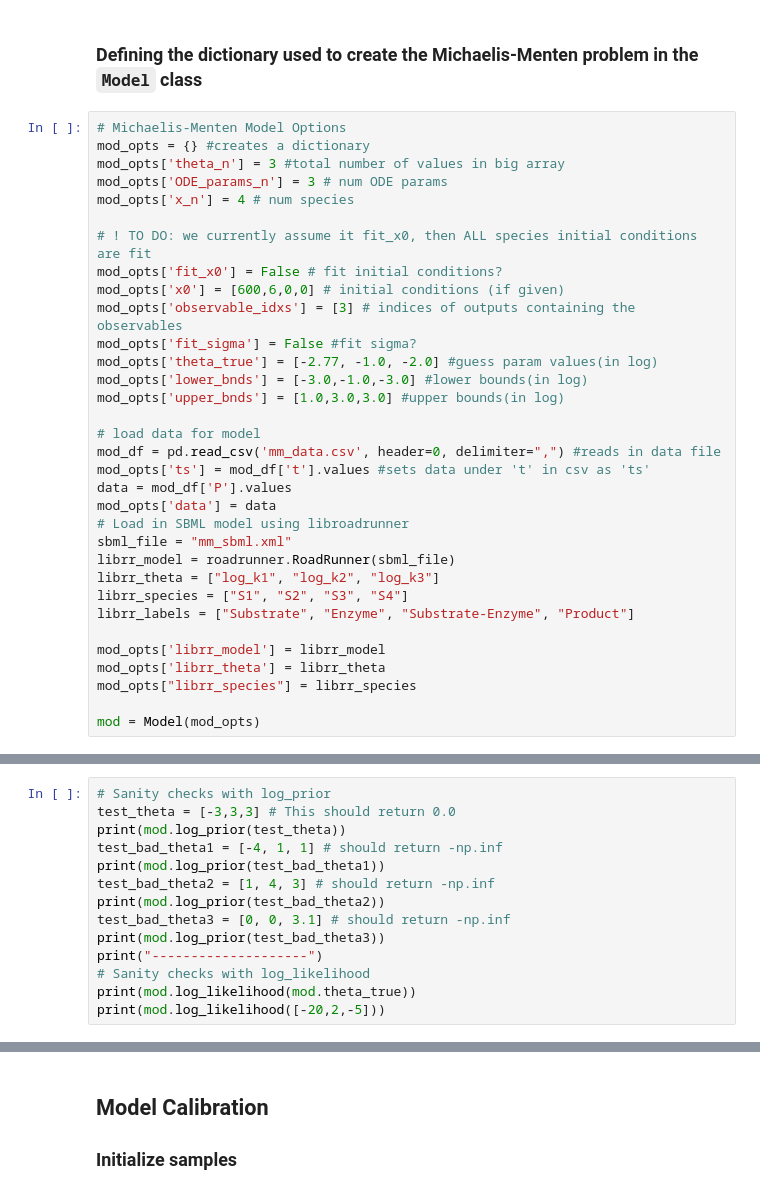
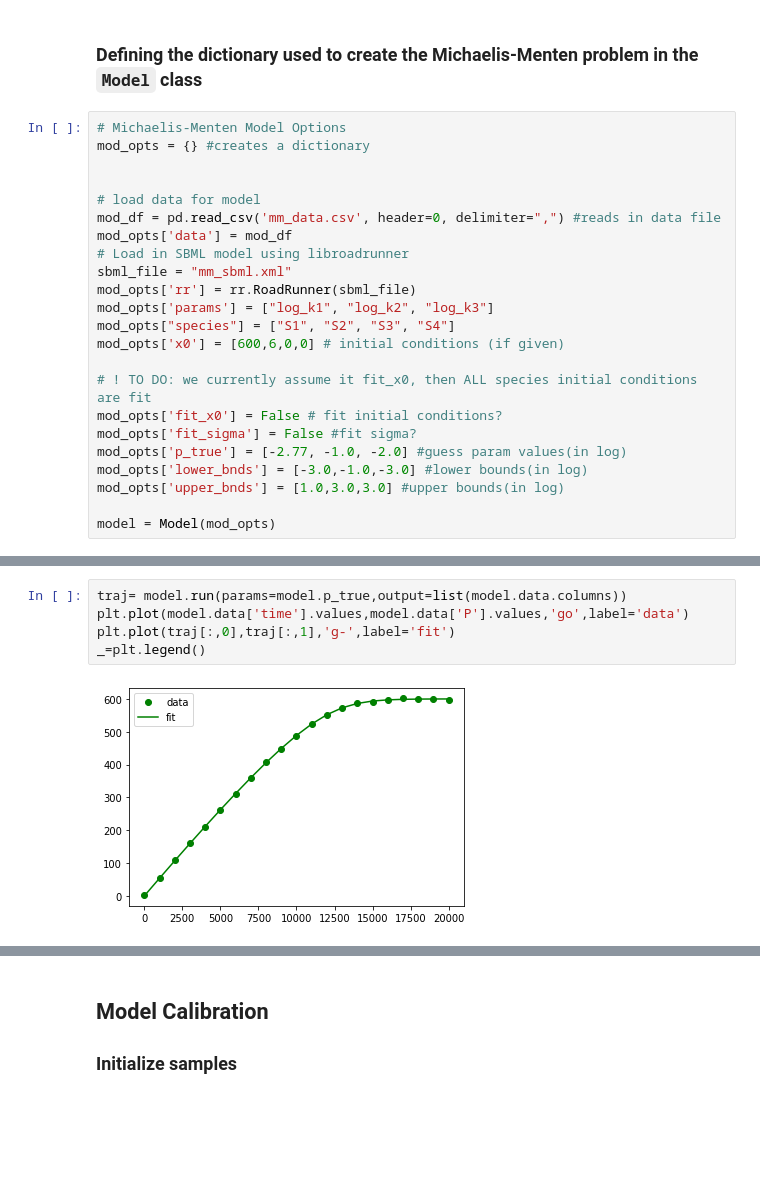
Before and after one commit to LarkinIt/BayesianBenchmark, a Jupyter notebook: mm/mm_demo.ipynb, the cells around one changed output, grey strips where cells are left out. Drawn from its saved outputs; the diff is of its cells as text; blank space fills up the shorter version.

```diff
--- a/mm/mm_demo.ipynb
+++ b/mm/mm_demo.ipynb
@@ -201,33 +202,23 @@ class Model:
 # %%
 # Michaelis-Menten Model Options
 mod_opts = {} #creates a dictionary
-mod_opts['theta_n'] = 3 #total number of values in big array
-mod_opts['ODE_params_n'] = 3 # num ODE params
-mod_opts['x_n'] = 4 # num species
+
+
+# load data for model
+mod_df = pd.read_csv('mm_data.csv', header=0, delimiter=",") #reads in data file
+mod_opts['data'] = mod_df
+# Load in SBML model using libroadrunner
+sbml_file = "mm_sbml.xml"
+mod_opts['rr'] = rr.RoadRunner(sbml_file)
+mod_opts['params'] = ["log_k1", "log_k2", "log_k3"]
+mod_opts["species"] = ["S1", "S2", "S3", "S4"]
+mod_opts['x0'] = [600,6,0,0] # initial conditions (if given)
 
 # ! TO DO: we currently assume it fit_x0, then ALL species initial conditions are fit
 mod_opts['fit_x0'] = False # fit initial conditions?
-mod_opts['x0'] = [600,6,0,0] # initial conditions (if given)
-mod_opts['observable_idxs'] = [3] # indices of outputs containing the observables
 mod_opts['fit_sigma'] = False #fit sigma?
-mod_opts['theta_true'] = [-2.77, -1.0, -2.0] #guess param values(in log)
+mod_opts['p_true'] = [-2.77, -1.0, -2.0] #guess param values(in log)
 mod_opts['lower_bnds'] = [-3.0,-1.0,-3.0] #lower bounds(in log)
 mod_opts['upper_bnds'] = [1.0,3.0,3.0] #upper bounds(in log)
 
-# load data for model
-mod_df = pd.read_csv('mm_data.csv', header=0, delimiter=",") #reads in data file
-mod_opts['ts'] = mod_df['t'].values #sets data under 't' in csv as 'ts'
-data = mod_df['P'].values
-mod_opts['data'] = data
-# Load in SBML model using libroadrunner
-sbml_file = "mm_sbml.xml"
-librr_model = roadrunner.RoadRunner(sbml_file)
-librr_theta = ["log_k1", "log_k2", "log_k3"]
-librr_species = ["S1", "S2", "S3", "S4"]
-librr_labels = ["Substrate", "Enzyme", "Substrate-Enzyme", "Product"]
-
-mod_opts['librr_model'] = librr_model
-mod_opts['librr_theta'] = librr_theta
-mod_opts["librr_species"] = librr_species
-
-mod = Model(mod_opts)
+model = Model(mod_opts)
@@ -245,14 +225,7 @@ plt.legend();
-# %%
-# Sanity checks with log_prior
-test_theta = [-3,3,3] # This should return 0.0
-print(mod.log_prior(test_theta))
-test_bad_theta1 = [-4, 1, 1] # should return -np.inf
-print(mod.log_prior(test_bad_theta1))
-test_bad_theta2 = [1, 4, 3] # should return -np.inf
-print(mod.log_prior(test_bad_theta2))
-test_bad_theta3 = [0, 0, 3.1] # should return -np.inf
-print(mod.log_prior(test_bad_theta3))
-print("--------------------")
-# Sanity checks with log_likelihood
-print(mod.log_likelihood(mod.theta_true))
-print(mod.log_likelihood([-20,2,-5]))
+# %%
+traj= model.run(params=model.p_true,output=list(model.data.columns))
+plt.plot(model.data['time'].values,model.data['P'].values,'go',label='data')
+plt.plot(traj[:,0],traj[:,1],'g-',label='fit')
+_=plt.legend()
+# %% [output]
+[figure, added]
```
Also changed, not shown: parts of 11 cells of this notebook, 6 other files.
